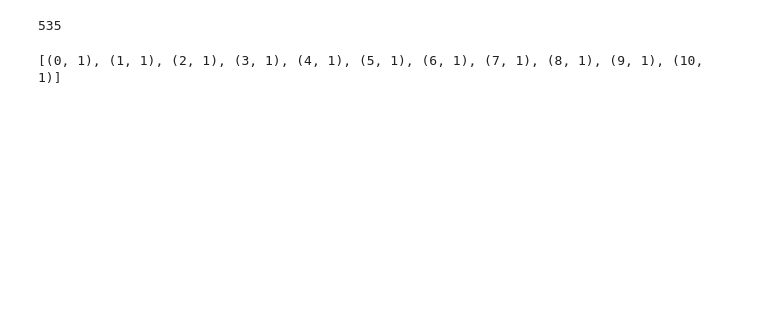
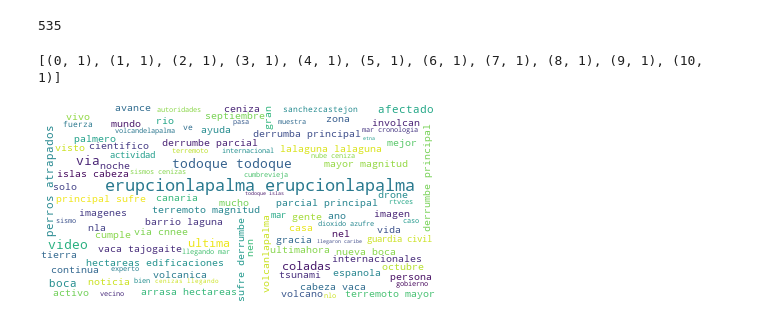
Before and after one commit to ivanlg1327/Volcan_la_Palma, a Jupyter notebook: Limpiar_Volcan.ipynb, the cells around one changed output. Saved outputs shown, nothing was run; the diff lists cells and outputs as text; code cells hidden in the pictures; blank space fills up the shorter version.

```diff
--- a/Limpiar_Volcan.ipynb
+++ b/Limpiar_Volcan.ipynb
@@ -163,29 +163,35 @@ len(new_stop_words)
 # %%
 #!pip install gensim
 import gensim
 from gensim.utils import simple_preprocess
 import gensim.corpora as corpora
 def sent_to_words(sentences):
     for sentence in sentences:
         # deacc=True removes punctuations
         yield(gensim.utils.simple_preprocess(str(sentence), deacc=True))
 def remove_stopwords(texts):
     return [[word for word in simple_preprocess(str(doc))
              if word not in new_stop_words] for doc in texts]
 data = tweets.text.values.tolist()
 data_words = list(sent_to_words(data))
 # remove stop words
 data_words = remove_stopwords(data_words)
 # Create Dictionary
 id2word = corpora.Dictionary(data_words)
 # Create Corpus
 texts = data_words
 # Term Document Frequency
 corpus = [id2word.doc2bow(text) for text in texts]
 # View
 print(corpus[:1][0][:30])
+unique_string2=(" ").join([" ".join([str(item) for item in sublist]) for sublist in texts])
+wordcloud = WordCloud(background_color="white", max_words=100, contour_width=3, contour_color='steelblue')
+wordcloud.generate(unique_string2)
+# Visualize the word cloud
+wordcloud.to_image()
 # %% [output]
 [(0, 1), (1, 1), (2, 1), (3, 1), (4, 1), (5, 1), (6, 1), (7, 1), (8, 1), (9, 1), (10, 1)]
+[figure, added]
 # %%
 from pprint import pprint
 # number of topics
```
Also changed, not shown: parts of 12 cells of this notebook, 14 other files.
